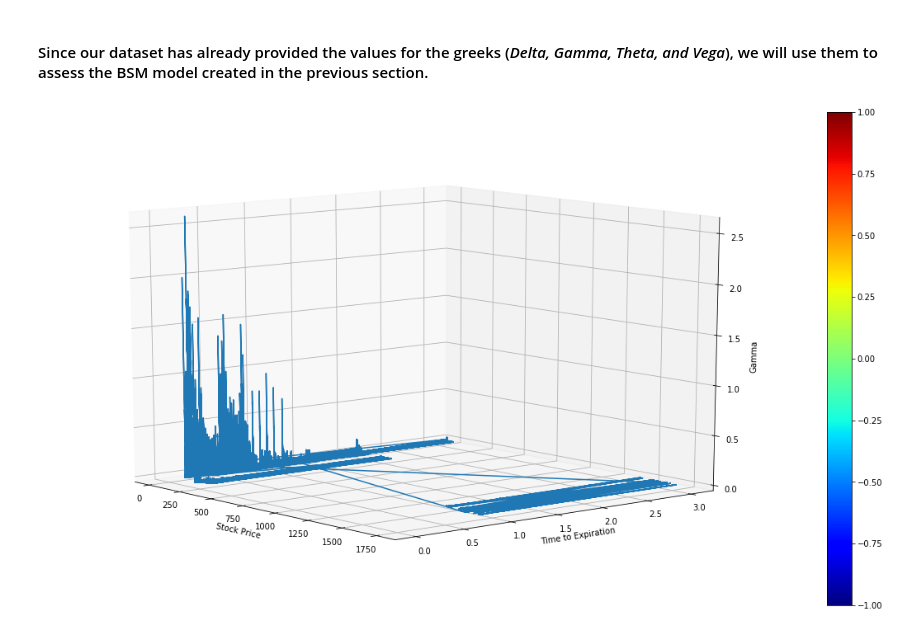
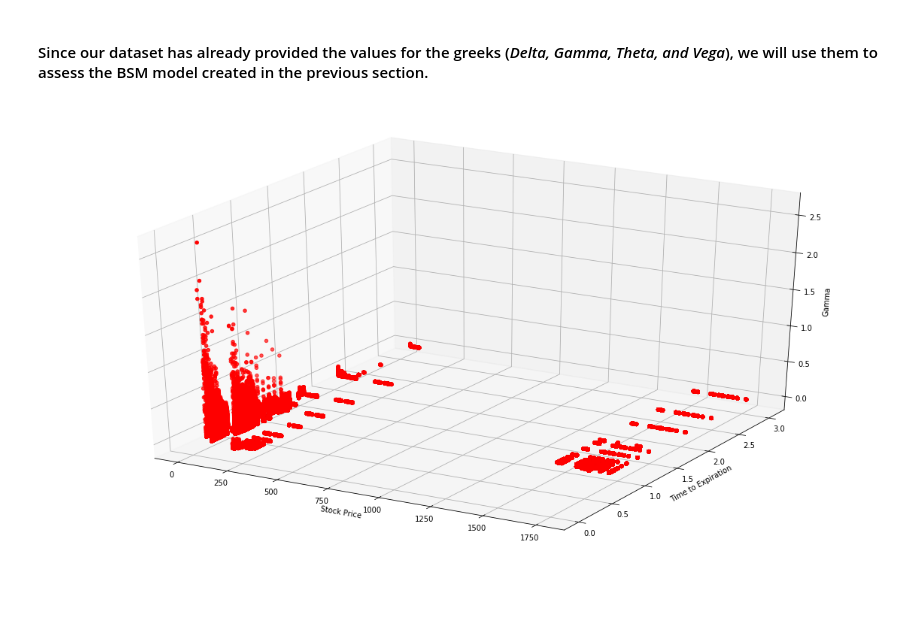
Before and after one commit to DanielHead96/4156ML, a Jupyter notebook: Research.ipynb, the cells around one changed output. Cells and saved outputs as stored; diff of their text form; code cells hidden in the pictures; blank space fills up the shorter version.

Commit message:
changed wireframe to scatter

```diff
--- a/Research.ipynb
+++ b/Research.ipynb
@@ -303,25 +303,19 @@ gamma = X[['Gamma']].to_numpy()
 theta = X[['Theta']].to_numpy()
 vega = X[['Vega']].to_numpy()
 # %%
-price = bsmX.iloc[:, 1].to_frame()
-time = bsmX.iloc[:, 3].to_frame()
+price = bsmX.iloc[:, 1].to_numpy()
+time = bsmX.iloc[:, 3].to_numpy()
 # %%
 from mpl_toolkits.mplot3d import Axes3D
 from matplotlib import cm
 from matplotlib import animation
 
-z = gamma
 fig = plt.figure(figsize=(20,11))
-ax = fig.add_subplot(111, projection='3d')
-ax.view_init(12,320)
-ax.plot_wireframe(price, time, z, rstride=1, cstride=1)
-ax.plot_surface(price, time, z, facecolors=cm.jet(delta),linewidth=0.001, rstride=1, cstride=1, alpha = 0.75)
-ax.set_zlim3d(0, z.max())
+ax = plt.axes(projection='3d')
 ax.set_xlabel('Stock Price')
 ax.set_ylabel('Time to Expiration')
 ax.set_zlabel('Gamma')
-m = cm.ScalarMappable(cmap=cm.jet)
-m.set_array(delta)
-cbar = plt.colorbar(m)
+ax.scatter(price, time, gamma, color='r')
+plt.show()
 # %% [output]
-[figure, old version]
+[figure, new version]
```
